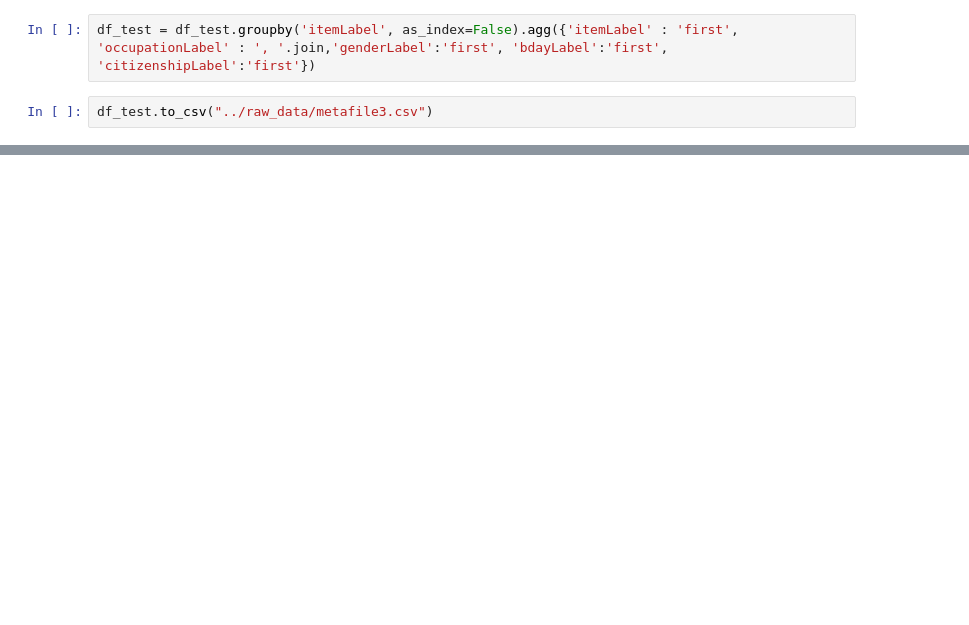
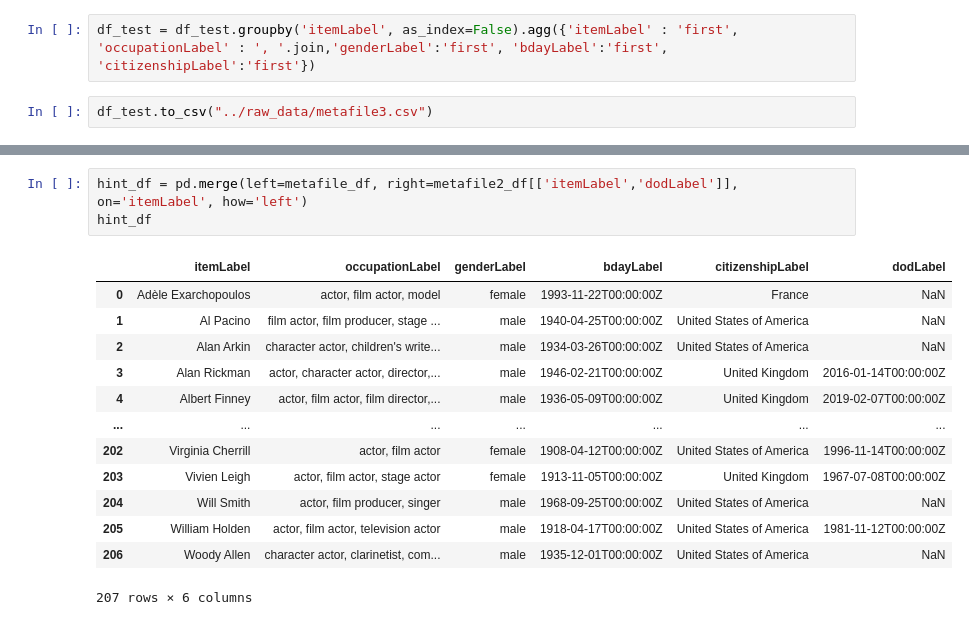
Before and after one commit to stan-kondratev/celebrities-identification-quest, a Jupyter notebook: notebooks/wiki3.ipynb, the cells around one changed output, grey strips where cells are left out. Cells and saved outputs as stored; diff of their text form; blank space fills up the shorter version.

```diff
--- a/notebooks/wiki3.ipynb
+++ b/notebooks/wiki3.ipynb
@@ -168,0 +200,17 @@ df_test.to_csv("../raw_data/metafile3.csv")
+# %%
+hint_df = pd.merge(left=metafile_df, right=metafile2_df[['itemLabel','dodLabel']], on='itemLabel', how='left')
+hint_df
+# %% [output]
+|  | itemLabel | occupationLabel | genderLabel | bdayLabel | citizenshipLabel | dodLabel |
+| 0 | Adèle Exarchopoulos | actor, film actor, model | female | 1993-11-22T00:00:00Z | France | NaN |
+| 1 | Al Pacino | film actor, film producer, stage ... | male | 1940-04-25T00:00:00Z | United States of America | NaN |
+| 2 | Alan Arkin | character actor, children's write... | male | 1934-03-26T00:00:00Z | United States of America | NaN |
+| 3 | Alan Rickman | actor, character actor, director,... | male | 1946-02-21T00:00:00Z | United Kingdom | 2016-01-14T00:00:00Z |
+| 4 | Albert Finney | actor, film actor, film director,... | male | 1936-05-09T00:00:00Z | United Kingdom | 2019-02-07T00:00:00Z |
+| ... | ... | ... | ... | ... | ... | ... |
+| 202 | Virginia Cherrill | actor, film actor | female | 1908-04-12T00:00:00Z | United States of America | 1996-11-14T00:00:00Z |
+| 203 | Vivien Leigh | actor, film actor, stage actor | female | 1913-11-05T00:00:00Z | United Kingdom | 1967-07-08T00:00:00Z |
+| 204 | Will Smith | actor, film producer, singer | male | 1968-09-25T00:00:00Z | United States of America | NaN |
+| 205 | William Holden | actor, film actor, television actor | male | 1918-04-17T00:00:00Z | United States of America | 1981-11-12T00:00:00Z |
+| 206 | Woody Allen | character actor, clarinetist, com... | male | 1935-12-01T00:00:00Z | United States of America | NaN |
+207 rows × 6 columns
```
Also changed, not shown: parts of 15 cells of this notebook, 7 other files.
